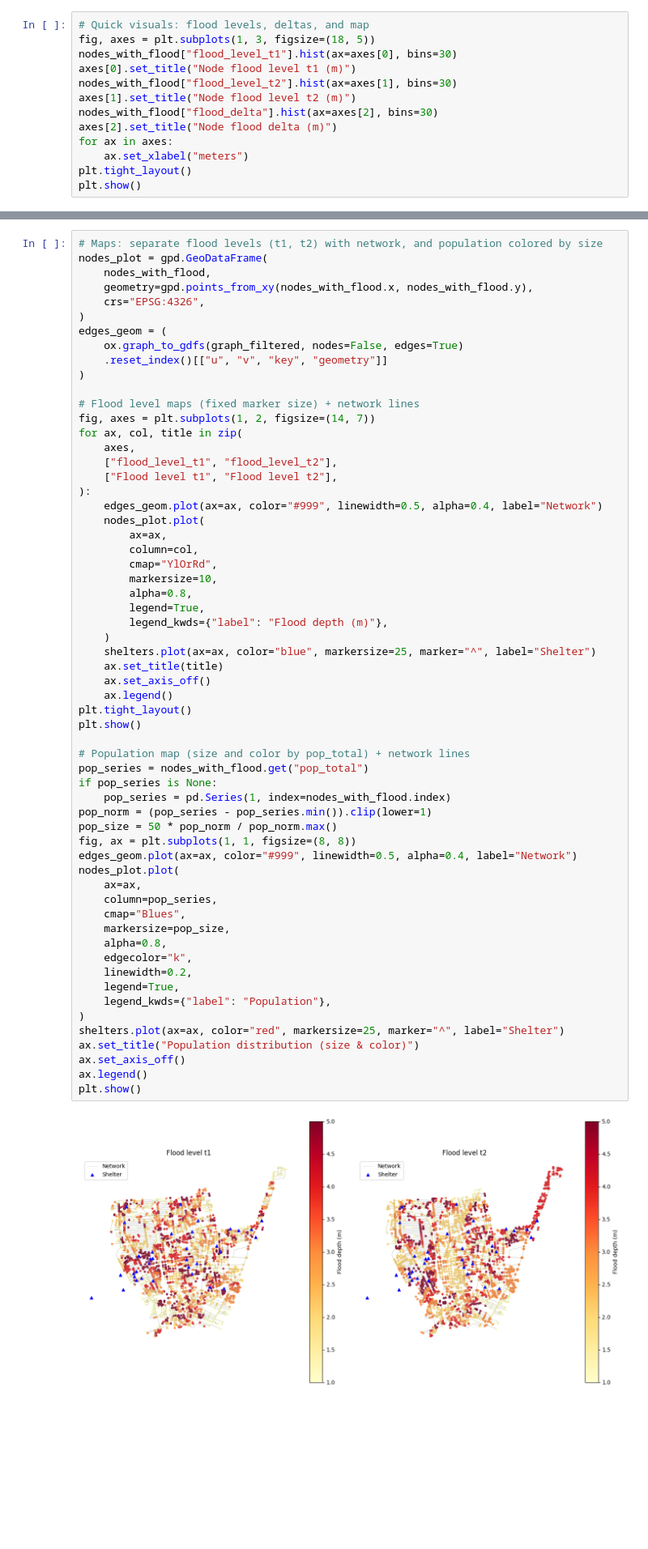
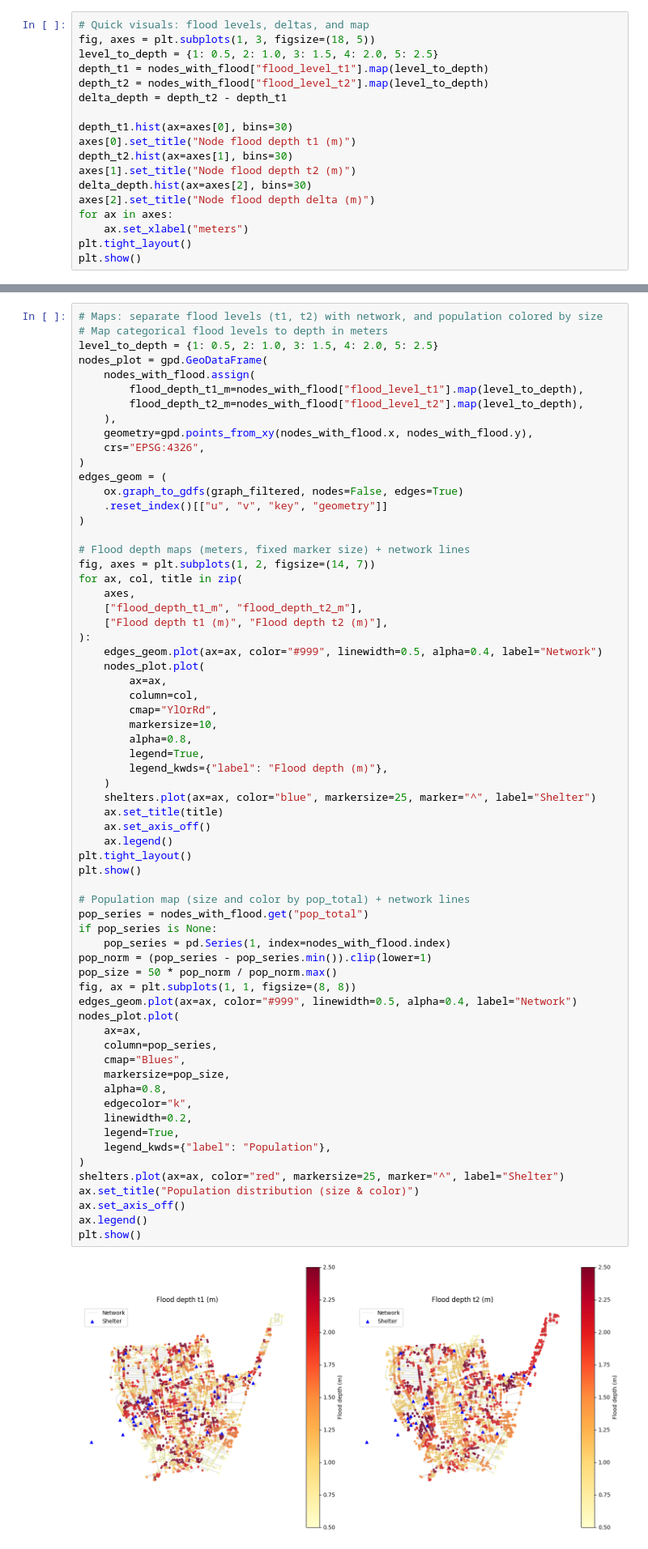
Before and after one commit to CosmosDever/Thesis-EvSim-Flooding-TH, a Jupyter notebook: Test_on_HatYai.ipynb, the cells around one changed output, grey strips where cells are left out. Shown at 81% size. Saved outputs shown, nothing was run; the diff lists cells and outputs as text; blank space fills up the shorter version.

Commit message:
add flood sim and animation

```diff
--- a/Test_on_HatYai.ipynb
+++ b/Test_on_HatYai.ipynb
@@ -438,12 +438,17 @@ Flood attributes attached (t1 & t2):
 # %%
 # Quick visuals: flood levels, deltas, and map
 fig, axes = plt.subplots(1, 3, figsize=(18, 5))
-nodes_with_flood["flood_level_t1"].hist(ax=axes[0], bins=30)
-axes[0].set_title("Node flood level t1 (m)")
-nodes_with_flood["flood_level_t2"].hist(ax=axes[1], bins=30)
-axes[1].set_title("Node flood level t2 (m)")
-nodes_with_flood["flood_delta"].hist(ax=axes[2], bins=30)
-axes[2].set_title("Node flood delta (m)")
+level_to_depth = {1: 0.5, 2: 1.0, 3: 1.5, 4: 2.0, 5: 2.5}
+depth_t1 = nodes_with_flood["flood_level_t1"].map(level_to_depth)
+depth_t2 = nodes_with_flood["flood_level_t2"].map(level_to_depth)
+delta_depth = depth_t2 - depth_t1
+
+depth_t1.hist(ax=axes[0], bins=30)
+axes[0].set_title("Node flood depth t1 (m)")
+depth_t2.hist(ax=axes[1], bins=30)
+axes[1].set_title("Node flood depth t2 (m)")
+delta_depth.hist(ax=axes[2], bins=30)
+axes[2].set_title("Node flood depth delta (m)")
 for ax in axes:
     ax.set_xlabel("meters")
 plt.tight_layout()
@@ -453,7 +458,12 @@ plt.show()
 # %%
 # Maps: separate flood levels (t1, t2) with network, and population colored by size
+# Map categorical flood levels to depth in meters
+level_to_depth = {1: 0.5, 2: 1.0, 3: 1.5, 4: 2.0, 5: 2.5}
 nodes_plot = gpd.GeoDataFrame(
-    nodes_with_flood,
+    nodes_with_flood.assign(
+        flood_depth_t1_m=nodes_with_flood["flood_level_t1"].map(level_to_depth),
+        flood_depth_t2_m=nodes_with_flood["flood_level_t2"].map(level_to_depth),
+    ),
     geometry=gpd.points_from_xy(nodes_with_flood.x, nodes_with_flood.y),
     crs="EPSG:4326",
 )
@@ -462,12 +472,12 @@ edges_geom = (
     .reset_index()[["u", "v", "key", "geometry"]]
 )
 
-# Flood level maps (fixed marker size) + network lines
+# Flood depth maps (meters, fixed marker size) + network lines
 fig, axes = plt.subplots(1, 2, figsize=(14, 7))
 for ax, col, title in zip(
     axes,
-    ["flood_level_t1", "flood_level_t2"],
-    ["Flood level t1", "Flood level t2"],
+    ["flood_depth_t1_m", "flood_depth_t2_m"],
+    ["Flood depth t1 (m)", "Flood depth t2 (m)"],
 ):
     edges_geom.plot(ax=ax, color="#999", linewidth=0.5, alpha=0.4, label="Network")
     nodes_plot.plot(
@@ -484,32 +494,32 @@ for ax, col, title in zip(
     ax.set_axis_off()
     ax.legend()
 plt.tight_layout()
 plt.show()
 
 # Population map (size and color by pop_total) + network lines
 pop_series = nodes_with_flood.get("pop_total")
 if pop_series is None:
     pop_series = pd.Series(1, index=nodes_with_flood.index)
 pop_norm = (pop_series - pop_series.min()).clip(lower=1)
 pop_size = 50 * pop_norm / pop_norm.max()
 fig, ax = plt.subplots(1, 1, figsize=(8, 8))
 edges_geom.plot(ax=ax, color="#999", linewidth=0.5, alpha=0.4, label="Network")
 nodes_plot.plot(
     ax=ax,
     column=pop_series,
     cmap="Blues",
     markersize=pop_size,
     alpha=0.8,
     edgecolor="k",
     linewidth=0.2,
     legend=True,
     legend_kwds={"label": "Population"},
 )
 shelters.plot(ax=ax, color="red", markersize=25, marker="^", label="Shelter")
 ax.set_title("Population distribution (size & color)")
 ax.set_axis_off()
 ax.legend()
 plt.show()
 # %% [output]
-[figure, old version]
+[figure, new version]
 [figure]
```
Also changed, not shown: parts of 6 cells of this notebook, 4 other files.
